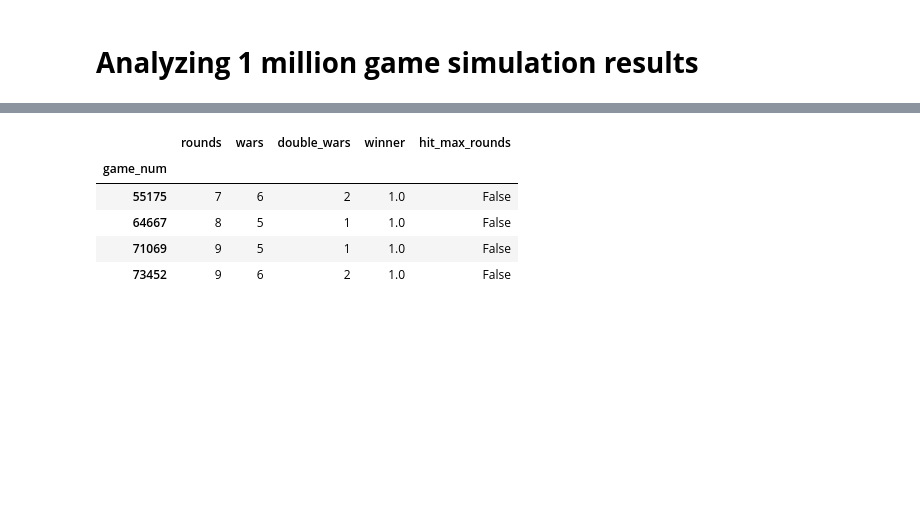
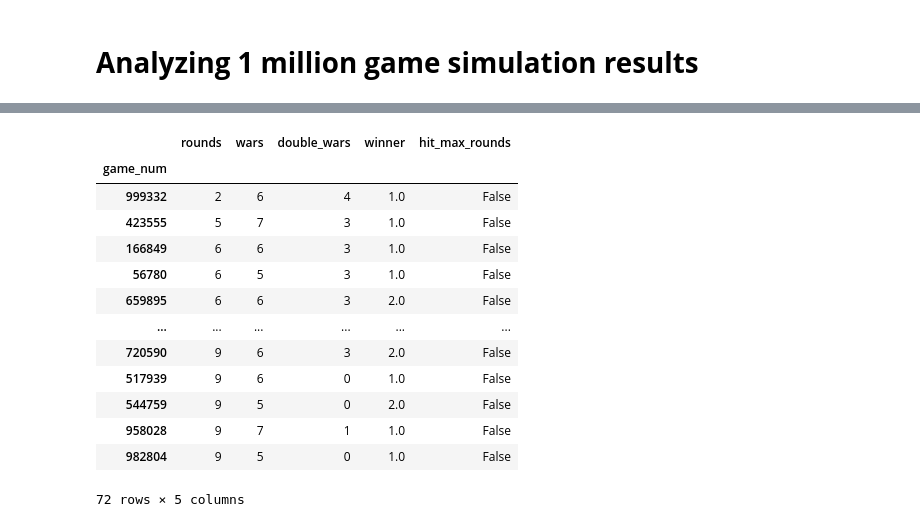
Before and after one commit to bryankeating10/War-Card-Game-Statistics, a Jupyter notebook: Results/million_game_analysis.ipynb, the cells around one changed output, grey strips where cells are left out. Saved outputs shown, nothing was run; the diff lists cells and outputs as text; code cells hidden in the pictures; blank space fills up the shorter version.

```diff
--- a/Results/million_game_analysis.ipynb
+++ b/Results/million_game_analysis.ipynb
@@ -53,11 +53,19 @@ Name: wars, dtype: float64
 # %%
 # Low round games
 low_round = exclude_inf[exclude_inf['rounds'] < 10]
-display(low_round)
+display(low_round.sort_values(by='rounds',ascending=True))
 # %% [output]
 |  | rounds | wars | double_wars | winner | hit_max_rounds |
 | game_num |  |  |  |  |  |
-| 55175 | 7 | 6 | 2 | 1.0 | False |
-| 64667 | 8 | 5 | 1 | 1.0 | False |
-| 71069 | 9 | 5 | 1 | 1.0 | False |
-| 73452 | 9 | 6 | 2 | 1.0 | False |
+| 999332 | 2 | 6 | 4 | 1.0 | False |
+| 423555 | 5 | 7 | 3 | 1.0 | False |
+| 166849 | 6 | 6 | 3 | 1.0 | False |
+| 56780 | 6 | 5 | 3 | 1.0 | False |
+| 659895 | 6 | 6 | 3 | 2.0 | False |
+| ... | ... | ... | ... | ... | ... |
+| 720590 | 9 | 6 | 3 | 2.0 | False |
+| 517939 | 9 | 6 | 0 | 1.0 | False |
+| 544759 | 9 | 5 | 0 | 2.0 | False |
+| 958028 | 9 | 7 | 1 | 1.0 | False |
+| 982804 | 9 | 5 | 0 | 1.0 | False |
+72 rows × 5 columns
```
Also changed, not shown: parts of 4 cells of this notebook, 1 other file.
